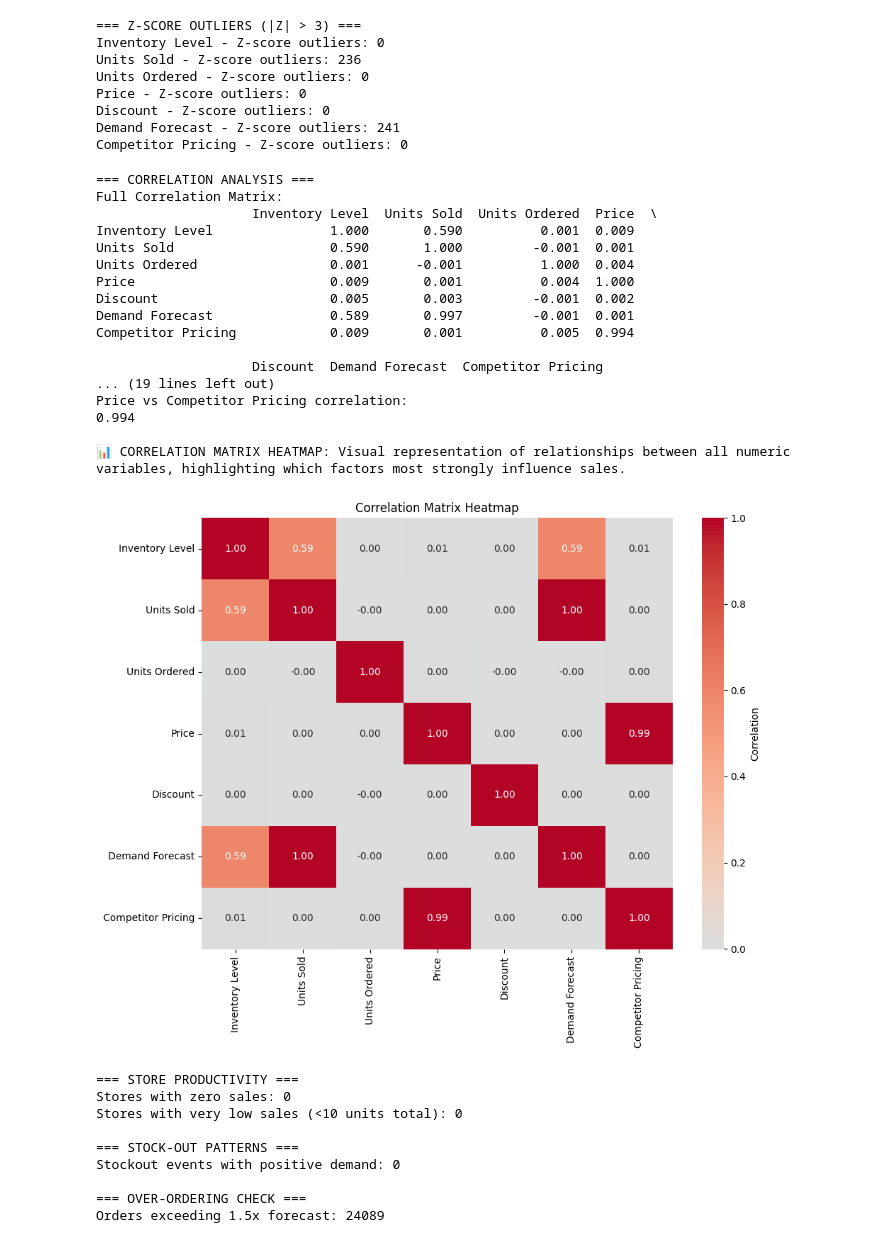
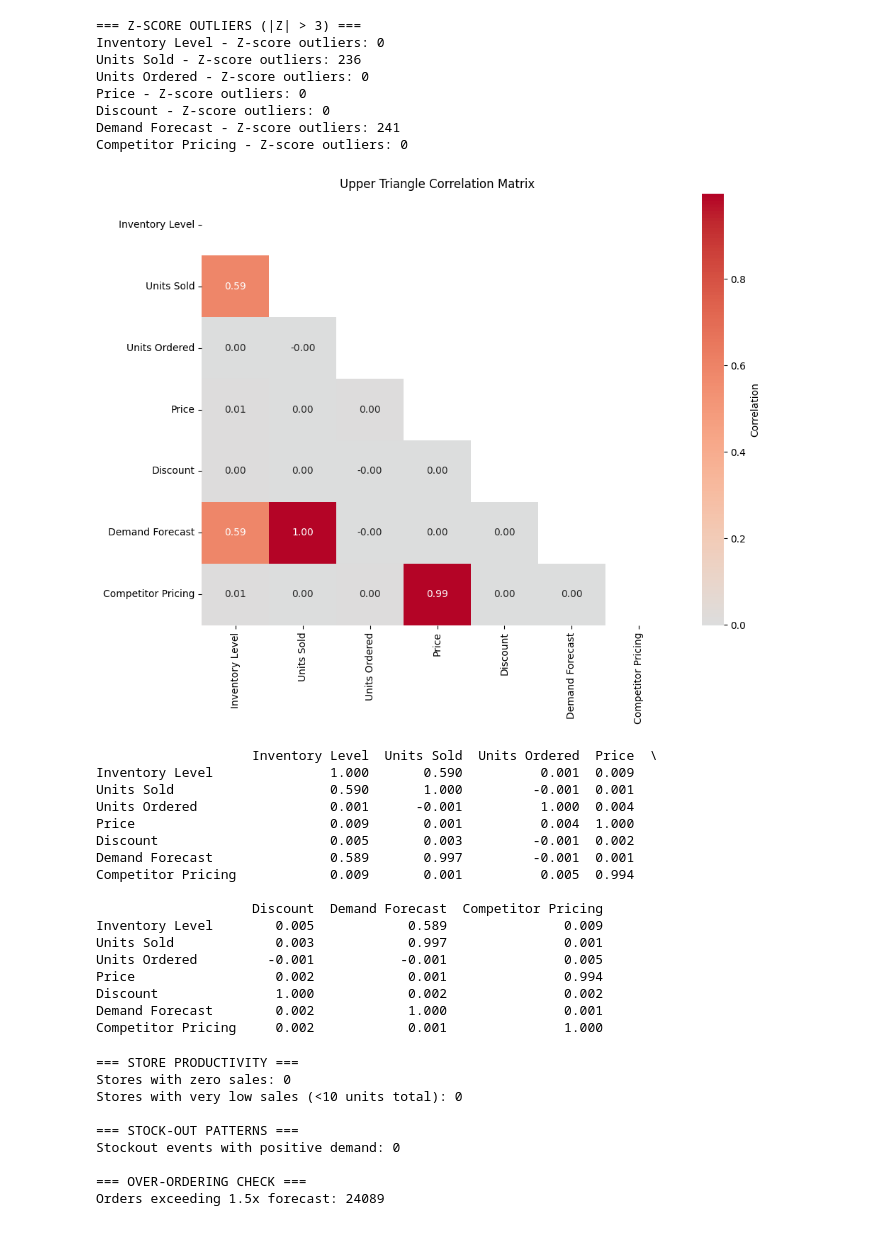
Before and after one commit to OnsElfekih/SalesSense, a Jupyter notebook: salesPredictionNotebook.ipynb, the cells around one changed output. Saved outputs shown, nothing was run; the diff lists cells and outputs as text; code cells hidden in the pictures.

```diff
--- a/salesPredictionNotebook.ipynb
+++ b/salesPredictionNotebook.ipynb
@@ -169,48 +169,51 @@ Discount - Z-score outliers: 0
 Demand Forecast - Z-score outliers: 241
 Competitor Pricing - Z-score outliers: 0
 # %%
-# ── 6. CORRELATION ANALYSIS ────────────────────────────────────────────────
+import numpy as np
 import matplotlib.pyplot as plt
 import seaborn as sns
 
-print("\n=== CORRELATION ANALYSIS ===")
 correlation_matrix = df[numeric_cols].corr()
 
-print("Full Correlation Matrix:")
-print(correlation_matrix.round(3))
+mask = np.triu(np.ones_like(correlation_matrix, dtype=bool))
 
-print("\n\nCorrelation with Units Sold:")
-print(correlation_matrix['Units Sold'].sort_values(ascending=False))
+plt.figure(figsize=(10, 8))
+sns.heatmap(
+    correlation_matrix,
+    mask=mask,
+    annot=True,
+    cmap='coolwarm',
+    center=0,
+    fmt='.2f',
+    cbar_kws={'label': 'Correlation'}
+)
 
-print("\nPrice vs Competitor Pricing correlation:")
-print(f"{df['Price'].corr(df['Competitor Pricing']):.3f}")
-
-# Heatmap visualization
-print("\n📊 CORRELATION MATRIX HEATMAP: Visual representation of relationships between all numeric variables, highlighting which factors most strongly influence sales.")
-plt.figure(figsize=(10, 8))
-sns.heatmap(correlation_matrix, annot=True, cmap='coolwarm', center=0, fmt='.2f', cbar_kws={'label': 'Correlation'})
-plt.title('Correlation Matrix Heatmap')
+plt.title('Upper Triangle Correlation Matrix')
 plt.tight_layout()
 plt.show()
 # %% [output]
-=== CORRELATION ANALYSIS ===
-Full Correlation Matrix:
-                    Inventory Level  Units Sold  Units Ordered  Price  \
-Inventory Level               1.000       0.590          0.001  0.009
-Units Sold                    0.590       1.000         -0.001  0.001
-Units Ordered                 0.001      -0.001          1.000  0.004
-Price                         0.009       0.001          0.004  1.000
-Discount                      0.005       0.003         -0.001  0.002
-Demand Forecast               0.589       0.997         -0.001  0.001
-Competitor Pricing            0.009       0.001          0.005  0.994
-
-                    Discount  Demand Forecast  Competitor Pricing
-... (19 lines left out)
-Price vs Competitor Pricing correlation:
-0.994
-
-📊 CORRELATION MATRIX HEATMAP: Visual representation of relationships between all numeric variables, highlighting which factors most strongly influence sales.
-[figure, old version]
+[figure, new version]
+# %%
+correlation_matrix = df[numeric_cols].corr()
+print(correlation_matrix.round(3))
+# %% [output]
+                    Inventory Level  Units Sold  Units Ordered  Price  \
+Inventory Level               1.000       0.590          0.001  0.009
+Units Sold                    0.590       1.000         -0.001  0.001
+Units Ordered                 0.001      -0.001          1.000  0.004
+Price                         0.009       0.001          0.004  1.000
+Discount                      0.005       0.003         -0.001  0.002
+Demand Forecast               0.589       0.997         -0.001  0.001
+Competitor Pricing            0.009       0.001          0.005  0.994
+
+                    Discount  Demand Forecast  Competitor Pricing
+Inventory Level        0.005            0.589               0.009
+Units Sold             0.003            0.997               0.001
+Units Ordered         -0.001           -0.001               0.005
+Price                  0.002            0.001               0.994
+Discount               1.000            0.002               0.002
+Demand Forecast        0.002            1.000               0.001
+Competitor Pricing     0.002            0.001               1.000
 # %%
 # ── 7. BUSINESS LOGIC TESTS ────────────────────────────────────────────────
 print("\n=== STORE PRODUCTIVITY ===")
```
Also changed, not shown: parts of 3 cells of this notebook, 1 other file.
